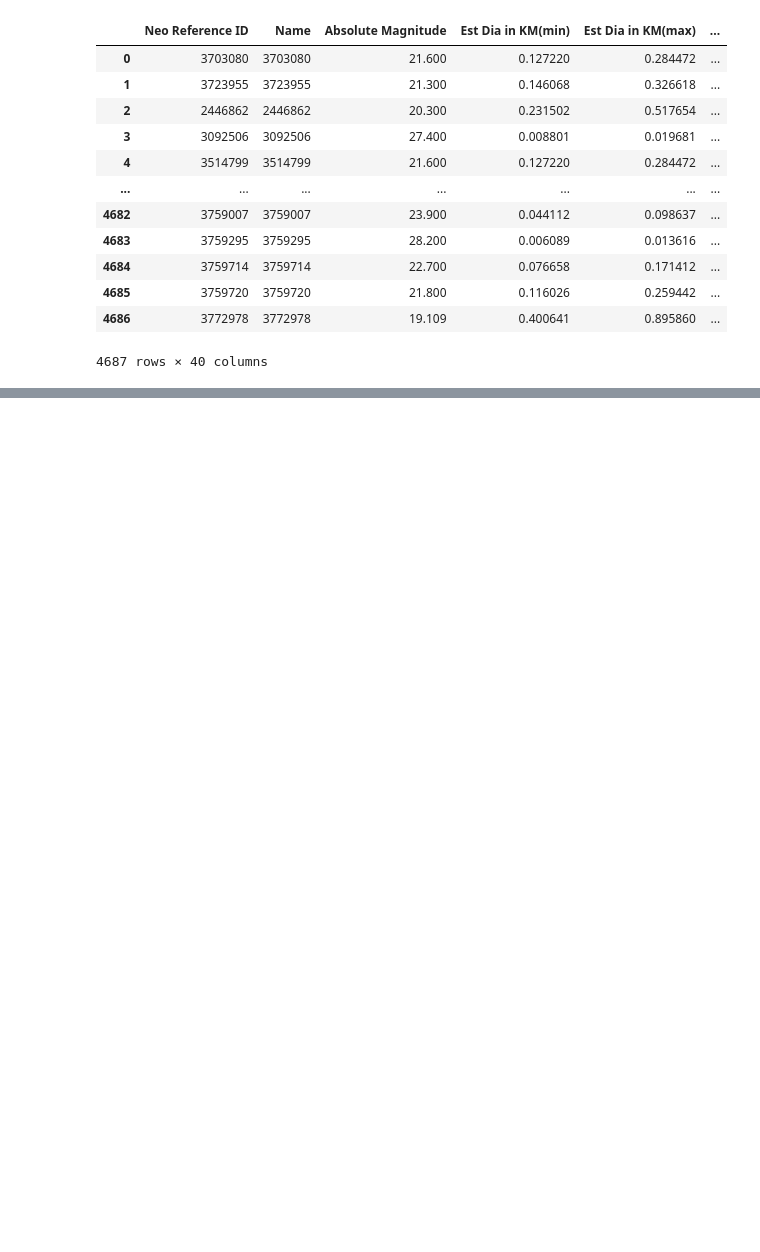
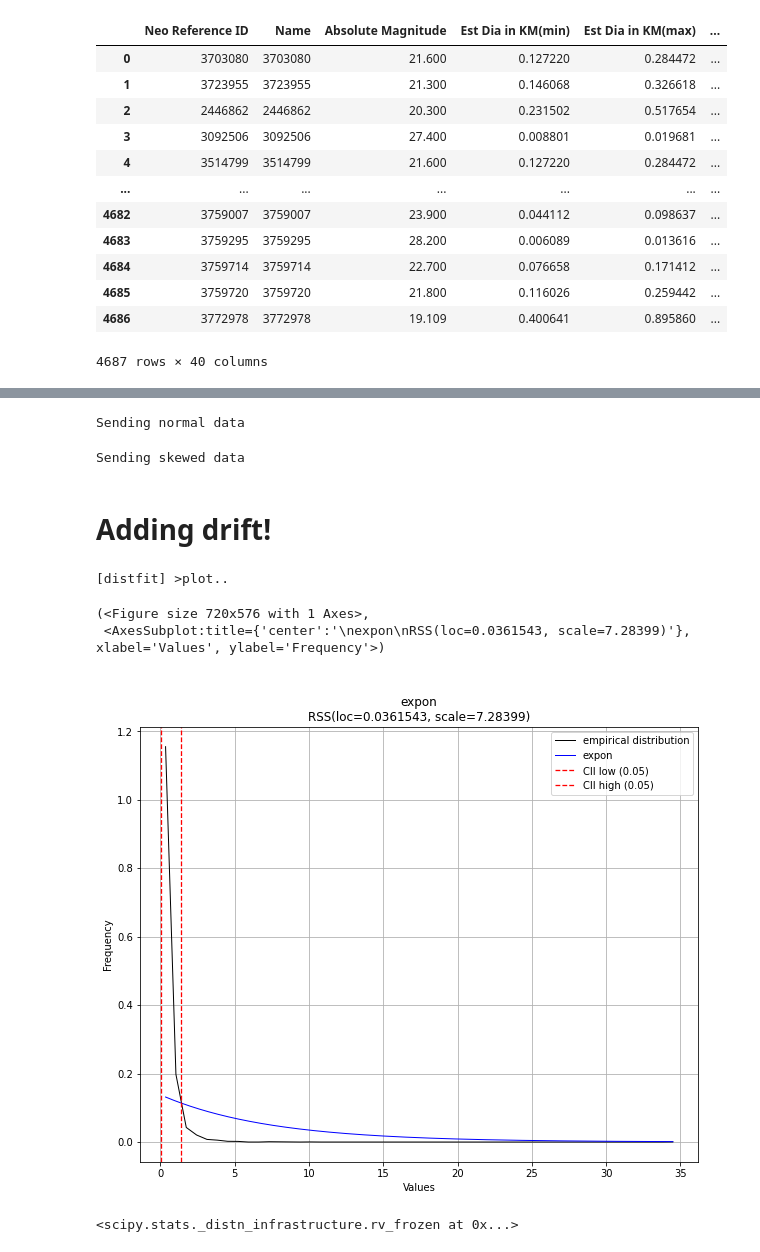
Before and after one commit to thepycoder/asteroid_example, a Jupyter notebook: experimentation/test_json.ipynb, the cells around one changed output, grey strips where cells are left out. Saved outputs shown, nothing was run; the diff lists cells and outputs as text; code cells hidden in the pictures; blank space fills up the shorter version.

```diff
--- a/experimentation/test_json.ipynb
+++ b/experimentation/test_json.ipynb
@@ -48,0 +245,46 @@ b'{"y":[1.0000041723251343]}'
+# %%
+import requests
+import time
+import random
+from tqdm import tqdm
+
+print("Sending normal data")
+for _ in tqdm(range(5)):
+    for i in range(len(synthetic_df)):
+        response = requests.post(
+            url='http://127.0.0.1:8080/serve/asteroid',
+            headers={'accept': 'application/json', 'Content-Type': 'application/json'},
+            json=synthetic_df.loc[i, :].to_dict()
+        )
+        if response.status_code != 200:
+            print(f"Bad request! {response.content}")
+        # time.sleep(random.randint(0, 10) / 10)
+
+print("Sending skewed data")
+for _ in tqdm(range(5)):
+    for i in range(len(synthetic_df_drift)):
+        response = requests.post(
+            url='http://127.0.0.1:8080/serve/asteroid',
+            headers={'accept': 'application/json', 'Content-Type': 'application/json'},
+            json=synthetic_df_drift.loc[i, :].to_dict()
+        )
+        if response.status_code != 200:
+            print(f"Bad request! {response.content}")
+        # time.sleep(random.randint(0, 10) / 10)
+# %% [output]
+Sending normal data
+Sending skewed data
+# %% [markdown]
+# Adding drift!
+# %%
+dist.model['params'] = tuple(param * 2 for param in dist.model['params'])
+dist.plot()
+# %% [output]
+[distfit] >plot..
+(<Figure size 720x576 with 1 Axes>,
+ <AxesSubplot:title={'center':'\nexpon\nRSS(loc=0.0361543, scale=7.28399)'}, xlabel='Values', ylabel='Frequency'>)
+[figure, added]
+# %%
+dist.model['model']
+# %% [output]
+<scipy.stats._distn_infrastructure.rv_frozen at 0x...>
```
Also changed, not shown: parts of 9 cells of this notebook, 5 other files.
